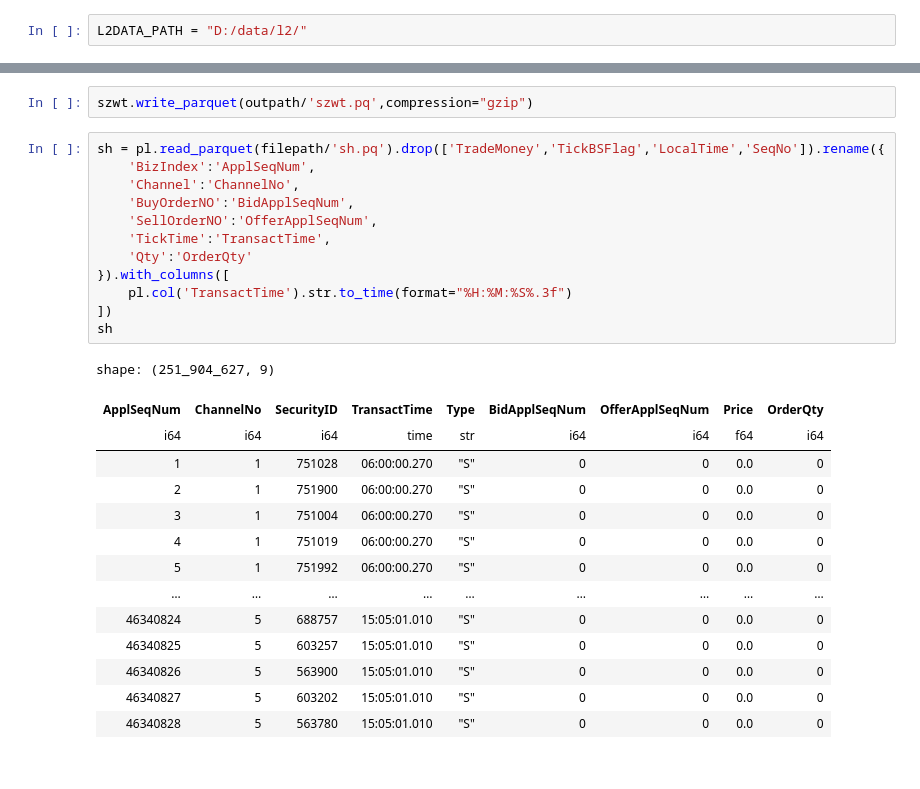
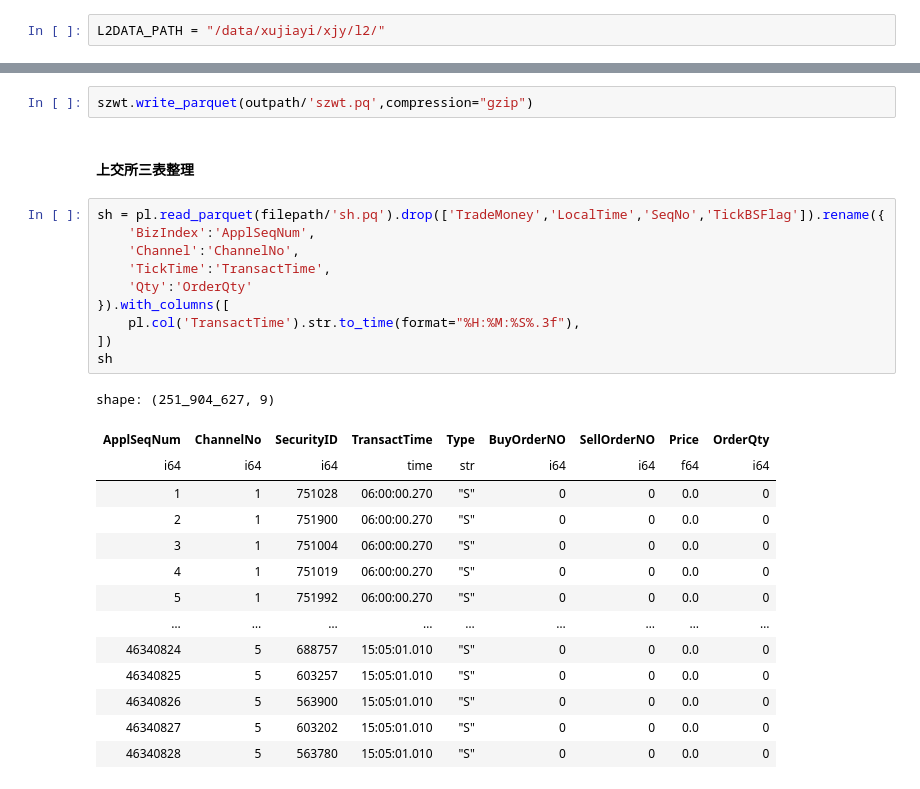
Before and after one commit to Xujy424/research2workflow, a Jupyter notebook: v2/dataloader/preproces_l2data.ipynb, the cells around one changed output, grey strips where cells are left out. Drawn from its saved outputs; the diff is of its cells as text.

```diff
--- a/v2/dataloader/preproces_l2data.ipynb
+++ b/v2/dataloader/preproces_l2data.ipynb
@@ -4,7 +4,7 @@ import datetime as dt
 import os
 from pathlib import Path
 # %%
-L2DATA_PATH = "D:/data/l2/"
+L2DATA_PATH = "/data/xujiayi/xjy/l2/"
 # %%
 def normalize_date(date: dt.date | dt.datetime | str) -> str:
     if isinstance(date, (dt.datetime, dt.date)):
@@ -54,20 +41,20 @@ shape: (189_369_857, 8)
 # %%
 szwt.write_parquet(outpath/'szwt.pq',compression="gzip")
+# %% [markdown]
+#### 上交所三表整理
 # %%
-sh = pl.read_parquet(filepath/'sh.pq').drop(['TradeMoney','TickBSFlag','LocalTime','SeqNo']).rename({
+sh = pl.read_parquet(filepath/'sh.pq').drop(['TradeMoney','LocalTime','SeqNo','TickBSFlag']).rename({
     'BizIndex':'ApplSeqNum',
     'Channel':'ChannelNo',
-    'BuyOrderNO':'BidApplSeqNum',
-    'SellOrderNO':'OfferApplSeqNum',
     'TickTime':'TransactTime',
     'Qty':'OrderQty'
 }).with_columns([
-    pl.col('TransactTime').str.to_time(format="%H:%M:%S%.3f")
+    pl.col('TransactTime').str.to_time(format="%H:%M:%S%.3f"),
 ])
 sh
 # %% [output]
 shape: (251_904_627, 9)
-| ApplSeqNum | ChannelNo | SecurityID | TransactTime | Type | BidApplSeqNum | OfferApplSeqNum | Price | OrderQty |
+| ApplSeqNum | ChannelNo | SecurityID | TransactTime | Type | BuyOrderNO | SellOrderNO | Price | OrderQty |
 | i64 | i64 | i64 | time | str | i64 | i64 | f64 | i64 |
 | 1 | 1 | 751028 | 06:00:00.270 | "S" | 0 | 0 | 0.0 | 0 |
 | 2 | 1 | 751900 | 06:00:00.270 | "S" | 0 | 0 | 0.0 | 0 |
```
Also changed, not shown: parts of 29 cells of this notebook, 1 other file.
